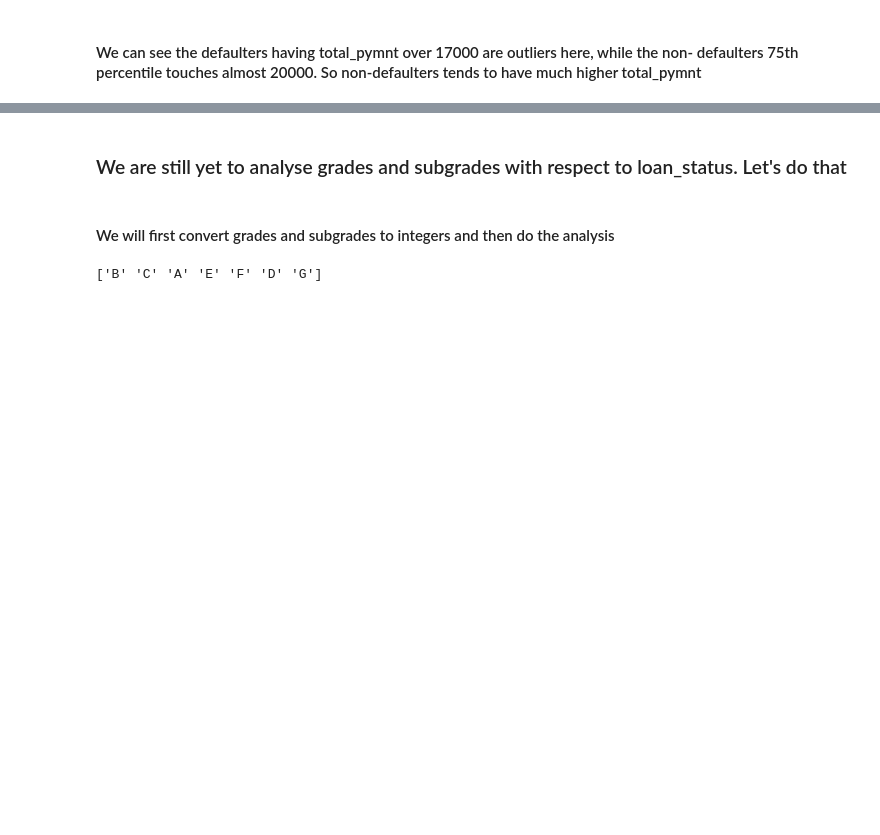
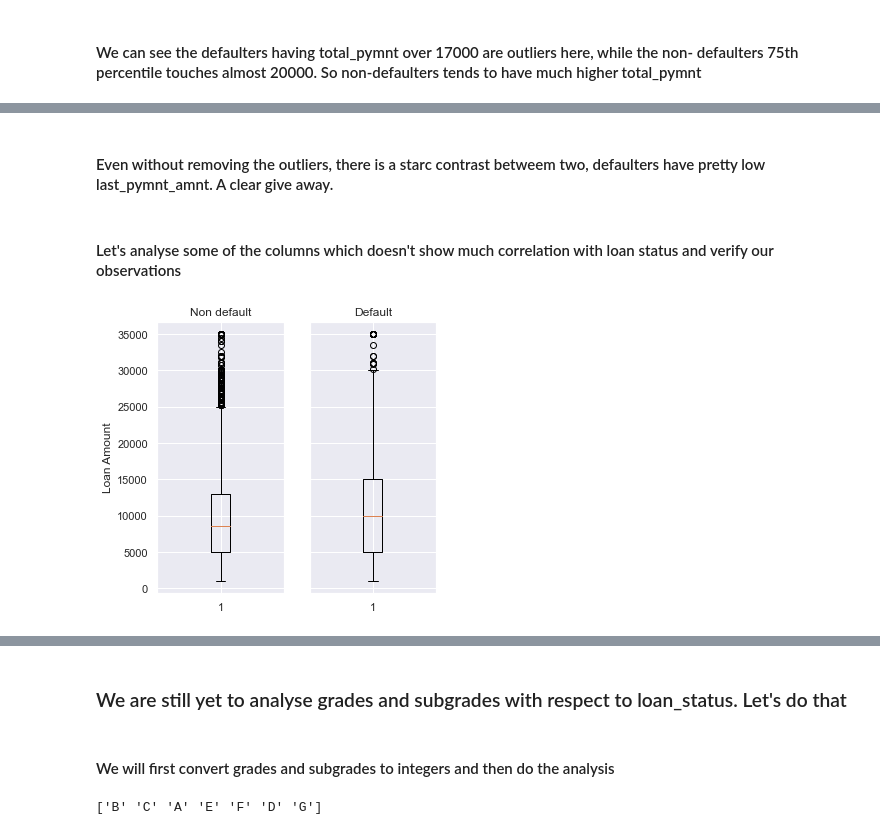
Before and after one commit to IamVib/LengingClubCaseStudy, a Jupyter notebook: Group_Facilitator_Vibhor.ipynb, the cells around one changed output, grey strips where cells are left out. Drawn from its saved outputs; the diff is of its cells as text; code cells hidden in the pictures; blank space fills up the shorter version.

Commit message:
Added loan amt and instalment vs loan status comprison

```diff
--- a/Group_Facilitator_Vibhor.ipynb
+++ b/Group_Facilitator_Vibhor.ipynb
@@ -623,7 +623,3 @@ plt.show()
 ### total_pymnt, total_rec_prncp, last_pymnt_y and last_pymnt_amnt are negatively correlated with loan_status. But as mentioned total_pymnt and total_rec_prncp are correlated, we will ignore total_rec_prncp
 # %%
 df.drop(labels=["total_rec_prncp","total_rec_int"],axis=1,inplace=True)
-# %%
-df.drop(labels=["loan_amnt"],axis=1,inplace=True)
-# %%
-df.drop(labels=["installment"],axis=1,inplace=True)
@@ -696,0 +693,17 @@ plt.show()
+# %% [markdown]
+####  Even without removing the outliers, there is a starc contrast betweem two, defaulters have pretty low last_pymnt_amnt. A clear give away.
+# %% [markdown]
+#### Let's analyse some of the columns which doesn't show much correlation with loan status and verify our observations
+# %%
+fig, ax = plt.subplots(ncols=2, sharey=True)
+
+ax[0].boxplot(df[df["loan_status_catg"] == "Non Default"]["loan_amnt"])
+ax[1].boxplot(df[df["loan_status_catg"] == "Default"]["loan_amnt"])
+ax[0].set_title("Non default")
+ax[1].set_title("Default")
+ax[0].set_ylabel('Loan Amount')
+
+
+plt.show()
+# %% [output]
+[figure, added]
```
Also changed, not shown: parts of 125 cells of this notebook, 1 other file.
